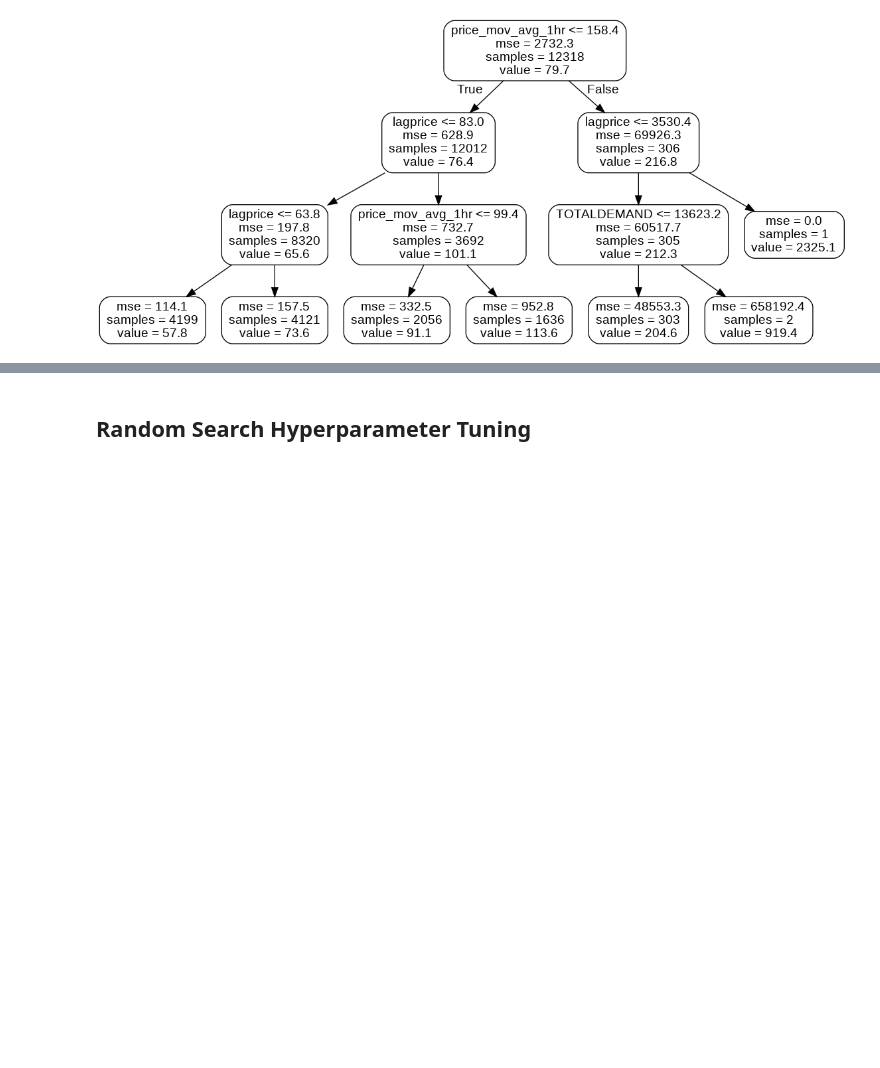
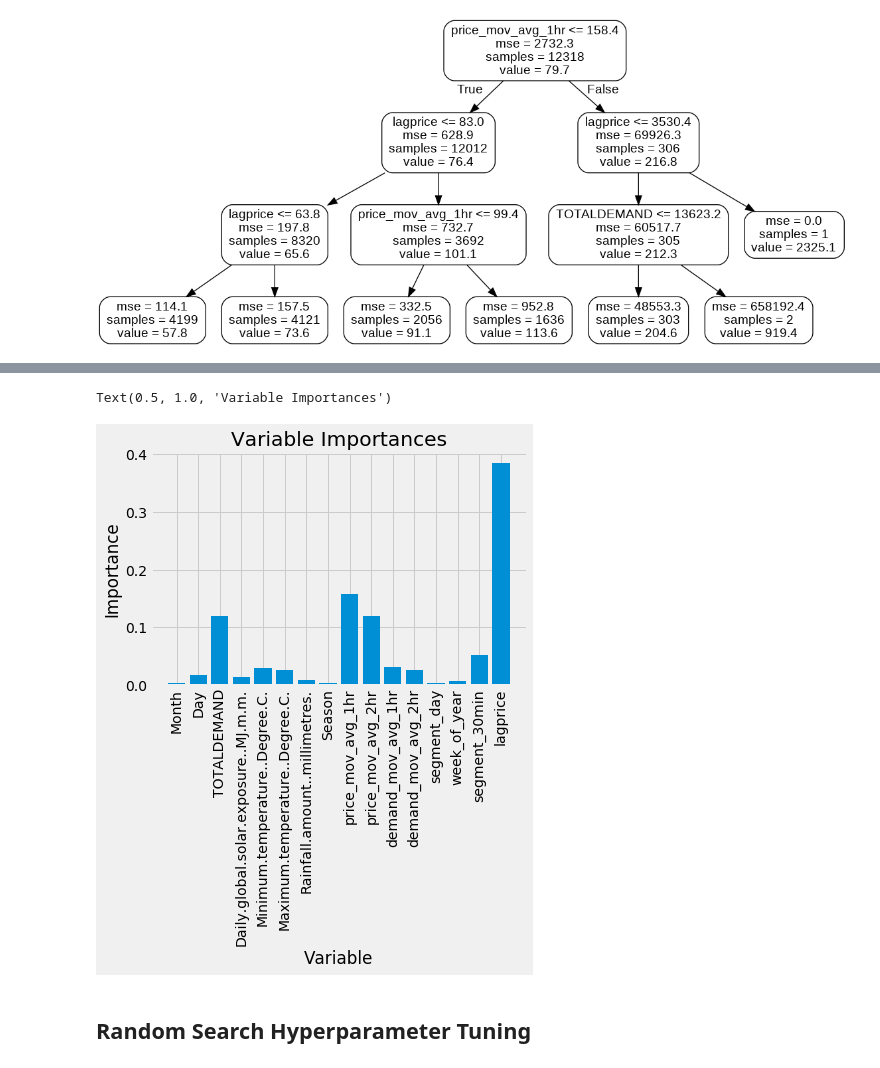
Before and after one commit to DonaldTurton/AT2_Advanced_Data_Algorithms, a Jupyter notebook: AT2_GetData.ipynb, the cells around one changed output, grey strips where cells are left out. Cells and saved outputs as stored; diff of their text form; code cells hidden in the pictures; blank space fills up the shorter version.

```diff
--- a/AT2_GetData.ipynb
+++ b/AT2_GetData.ipynb
@@ -307,3 +307,18 @@ from IPython.display import Image
 Image('small_tree.png')
 # %% [output]
 [figure]
+# %%
+# Lets look at the feature importance
+
+# Get numerical feature importances
+importances = rf.feature_importances_
+
+
+# List of tuples with variable and importance
+feature_importances = [(feature, round(importance, 2)) for feature, importance in zip(list(x.columns), importances)]
+
+# Sort the feature importances by most important first
+feature_importances = sorted(feature_importances, key = lambda x: x[1], reverse = True)
+
+# Print out the feature and importances
+[print('Variable: {:20} Importance: {}'.format(*pair)) for pair in feature_importances]
@@ -310,3 +358,27 @@ Image('small_tree.png')
+# %%
+# Lets look at variable importance graphs
+
+# Import matplotlib for plotting and use magic command for Jupyter Notebooks
+import matplotlib.pyplot as plt
+%matplotlib inline
+
+# Set the style
+plt.style.use('fivethirtyeight')
+
+# list of x locations for plotting
+x_values = list(range(len(importances)))
+
+# Make a bar chart
+plt.bar(x_values, importances, orientation = 'vertical')
+
+# Tick labels for x axis
+plt.xticks(x_values, list(x.columns), rotation='vertical')
+
+# Axis labels and title
+plt.ylabel('Importance'); plt.xlabel('Variable'); plt.title('Variable Importances')
+# %% [output]
+Text(0.5, 1.0, 'Variable Importances')
+[figure, added]
 # %% [markdown]
 ## Random Search Hyperparameter Tuning
 # %%
```
Also changed, not shown: parts of 15 cells of this notebook.
